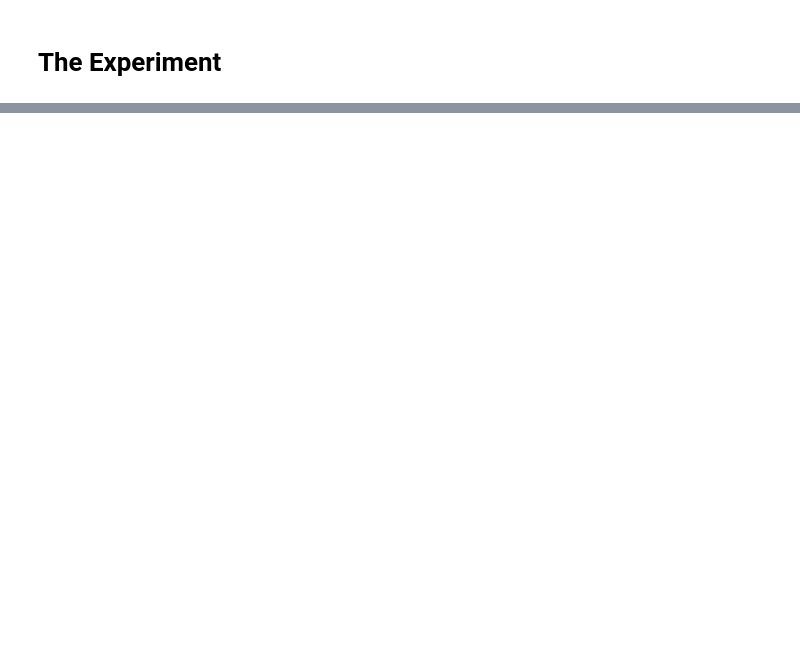
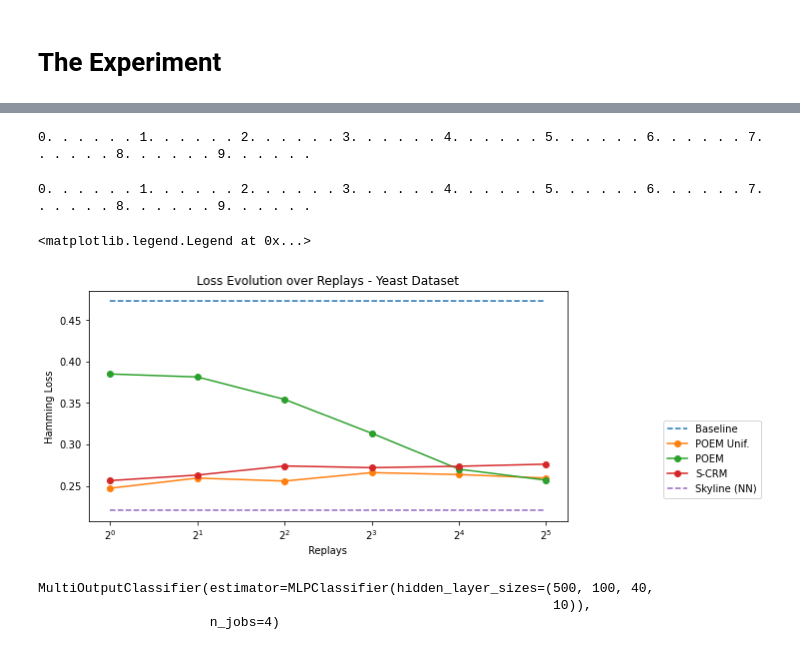
Before and after one commit to criteo-research/sequential-conterfactual-risk-minimization, a Jupyter notebook: eval_sequential_crm_multilabel-jax.ipynb, the cells around one changed output, grey strips where cells are left out. Saved outputs shown, nothing was run; the diff lists cells and outputs as text; code cells hidden in the pictures; blank space fills up the shorter version.

Commit message:
reproduced + scrm

```diff
--- a/eval_sequential_crm_multilabel-jax.ipynb
+++ b/eval_sequential_crm_multilabel-jax.ipynb
@@ -236,0 +66,3 @@ plt.tight_layout()
+# %%
+replay_targets = 2**np.arange(6)
+replay_targets
@@ -236,0 +98,71 @@ plt.tight_layout()
+# %%
+ucrm_losses = np.ones((10, len(replay_targets,)))
+ucrm_rewards = np.ones((10, len(replay_targets,)))
+
+for i in range(10):
+    print(i, end='')
+    np.random.seed(i*42)
+    current_replay = 0
+    ucrm_model = Model.null_model(X_test.shape[1], y_test.shape[1])
+    ucrm_dataset = CRMDataset()
+    for j, replay_target in enumerate(replay_targets):
+        print('.', end=' ')
+        needed_replays = replay_target - current_replay
+        current_replay = replay_target
+        ucrm_dataset.update_from_supervised_dataset(X_train, y_train, .5*np.ones_like(sampling_probas), n_samples=needed_replays)
+        ucrm_model.fit(
+            ucrm_dataset,
+            lambda_ = .5,
+            verbose = 0
+        )
+        ucrm_losses[i,j] = ucrm_model.expected_hamming_loss(X_test, y_test)
+        ucrm_rewards[i,j] = (1 - np.logical_xor(ucrm_model.predict(X_test), y_test)).sum()
+
+ucrm_losses = ucrm_losses.mean(axis=0)
+ucrm_rewards = ucrm_rewards.mean(axis=0)
+# %% [output]
+0. . . . . . 1. . . . . . 2. . . . . . 3. . . . . . 4. . . . . . 5. . . . . . 6. . . . . . 7. . . . . . 8. . . . . . 9. . . . . .
+# %%
+scrm_losses = np.ones((10, len(replay_targets,)))
+scrm_rewards = np.ones((10, len(replay_targets,)))
+
+for i in range(10):
+    print(i, end='')
+    np.random.seed(i*42)
+    current_replay = 0
+    scrm_model = Model.null_model(X_test.shape[1], y_test.shape[1])
+    scrm_dataset = CRMDataset()
+    for j, replay_target in enumerate(replay_targets):
+        print('.', end=' ')
+        needed_replays = replay_target - current_replay
+        current_replay = replay_target
+        scrm_sampling_probas = scrm_model.predict_proba(X_train, y_train)
+        scrm_dataset.update_from_supervised_dataset(X_train, y_train, scrm_sampling_probas, n_samples=needed_replays)
+        scrm_model.fit(
+            scrm_dataset,
+            lambda_ = -1 / np.sqrt(replay_target),
+            verbose = 0
+        )
+        scrm_losses[i,j] = scrm_model.expected_hamming_loss(X_test, y_test)
+        scrm_rewards[i,j] = (1 - np.logical_xor(scrm_model.predict(X_test), y_test)).sum()
+
+scrm_losses = scrm_losses.mean(axis=0)
+scrm_rewards = scrm_rewards.mean(axis=0)
+# %% [output]
+0. . . . . . 1. . . . . . 2. . . . . . 3. . . . . . 4. . . . . . 5. . . . . . 6. . . . . . 7. . . . . . 8. . . . . . 9. . . . . .
+# %%
+fig, ax = plt.subplots(constrained_layout=True, figsize=(10,4))
+plt.title('Loss Evolution over Replays - Yeast Dataset')
+ax.set_xlabel('Replays')
+ax.set_xscale('log', base=2)
+ax.plot(replay_targets, .473*np.ones_like(replay_targets), '--', label='Baseline')
+ax.plot(replay_targets, ucrm_losses, 'o-', label='POEM Unif.')
+ax.plot(replay_targets, crm_losses, 'o-', label='POEM')
+ax.plot(replay_targets, scrm_losses, 'o-', label='S-CRM')
+#ax.plot(replay_targets, .295*np.ones_like(replay_targets), '--', label='Skyline (LR)')
+ax.plot(replay_targets, .220*np.ones_like(replay_targets), '--', label='Skyline (NN)')
+ax.set_ylabel('Hamming Loss')
+ax.legend(loc=(1.2, .1))
+# %% [output]
+<matplotlib.legend.Legend at 0x...>
+[figure, added]
@@ -236,0 +172,6 @@ plt.tight_layout()
+# %%
+mlp = MultiOutputClassifier(MLPClassifier(hidden_layer_sizes=(500, 100, 40, 10,)), n_jobs=4).fit(X_train, y_train)
+# %% [output]
+MultiOutputClassifier(estimator=MLPClassifier(hidden_layer_sizes=(500, 100, 40,
+                                                                  10)),
+                      n_jobs=4)
```
Also changed, not shown: parts of 18 cells of this notebook, 6 other files.
